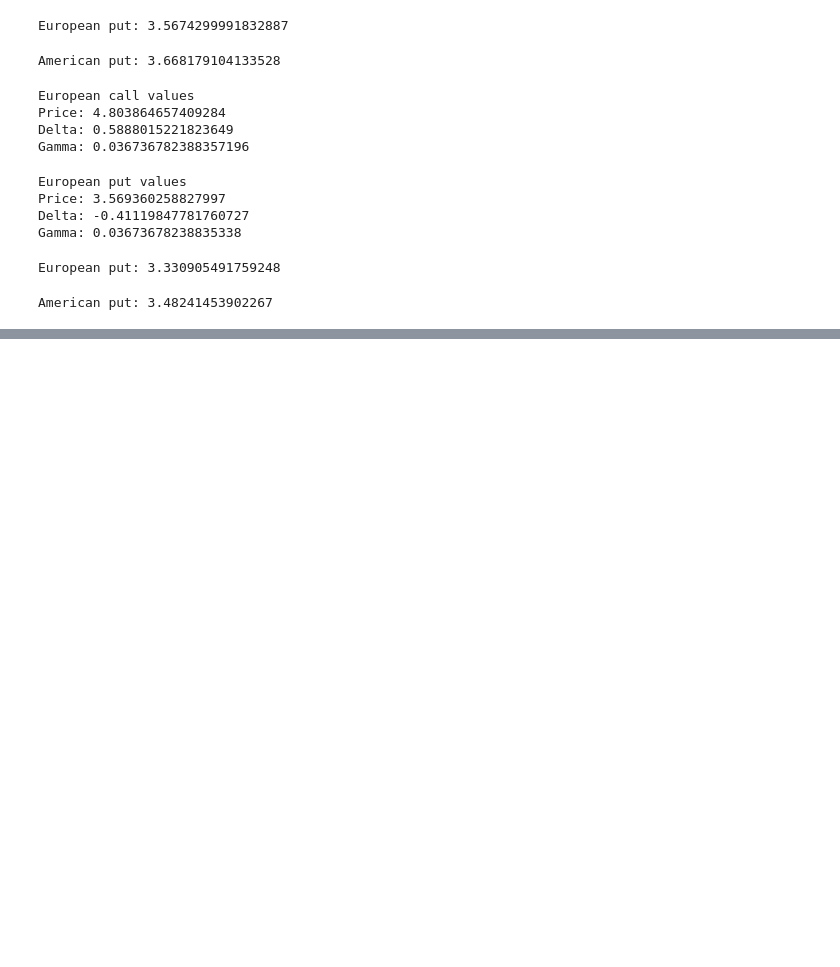
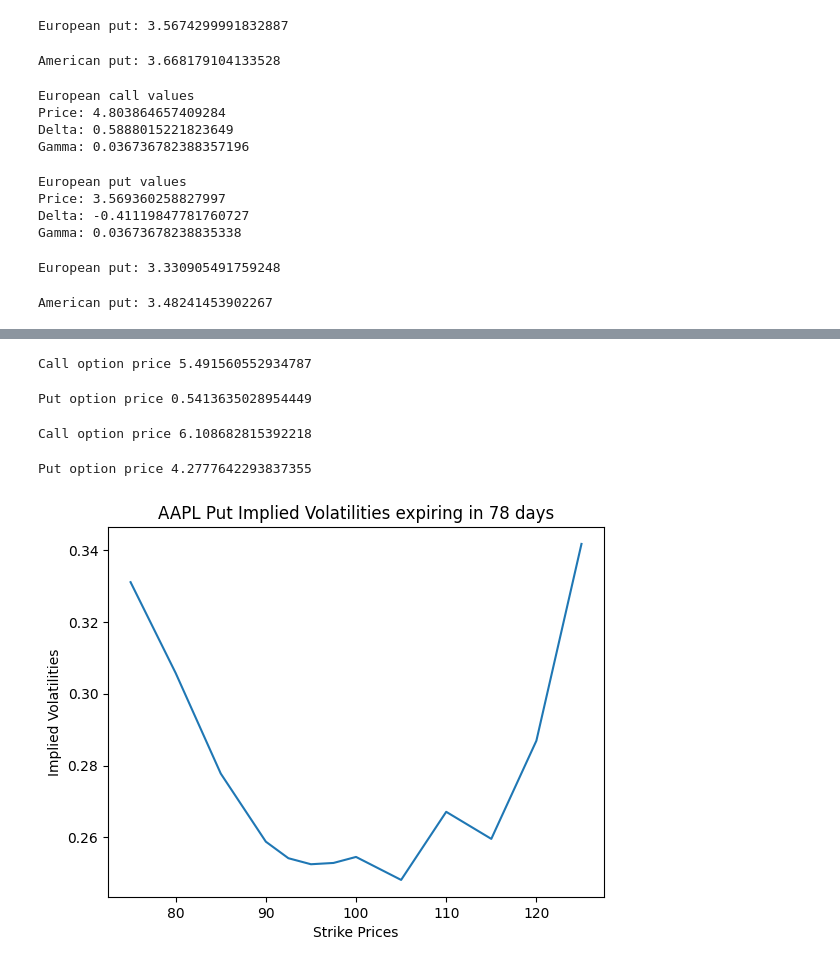
Before and after one commit to bdcbqa314159/mastering_python_for_finance, a Jupyter notebook: chapter_4/testing.ipynb, the cells around one changed output, grey strips where cells are left out. Drawn from its saved outputs; the diff is of its cells as text; code cells hidden in the pictures; blank space fills up the shorter version.

```diff
--- a/chapter_4/testing.ipynb
+++ b/chapter_4/testing.ipynb
@@ -67,0 +118,35 @@ American put: 3.48241453902267
+# %%
+option = FDCnDo(50,50,0.1,5./12, .4, 40,100,120,500)
+print(f"Call option price {option.price()}")
+# %% [output]
+Call option price 5.491560552934787
+# %%
+option = FDCnDo(50,50,0.1,5./12, .4, 40,100,120,500, False)
+print(f"Put option price {option.price()}")
+# %% [output]
+Put option price 0.5413635028954449
+# %%
+option = FDCnAm(50,50,0.1,5./12, .4, 100, 100, 42, 1.2, 0.001)
+print(f"Call option price {option.price()}")
+# %% [output]
+Call option price 6.108682815392218
+# %%
+option = FDCnAm(50,50,0.1,5./12, .4, 100, 100, 42, 1.2, 0.001,False)
+print(f"Put option price {option.price()}")
+# %% [output]
+Put option price 4.2777642293837355
+# %%
+strikes = [ 75, 80, 85, 90, 92.5, 95, 97.5,100, 105, 110, 115, 120, 125]
+put_prices = [0.16, 0.32, 0.6, 1.22, 1.77, 2.54, 3.55,4.8, 7.75, 11.8, 15.96, 20.75, 25.81]
+
+model = ImpliedVolatilityModel(99.62, 0.0248, 78/365.,0.0182, 77, is_call=False)
+impvols_put = model.get_implied_volatilities(strikes,put_prices)
+# %%
+
+plt.plot(strikes, impvols_put)
+plt.xlabel('Strike Prices')
+plt.ylabel('Implied Volatilities')
+plt.title('AAPL Put Implied Volatilities expiring in 78 days')
+plt.show()
+# %% [output]
+[figure, added]
```
Also changed, not shown: parts of 10 cells of this notebook, 1 other file.
